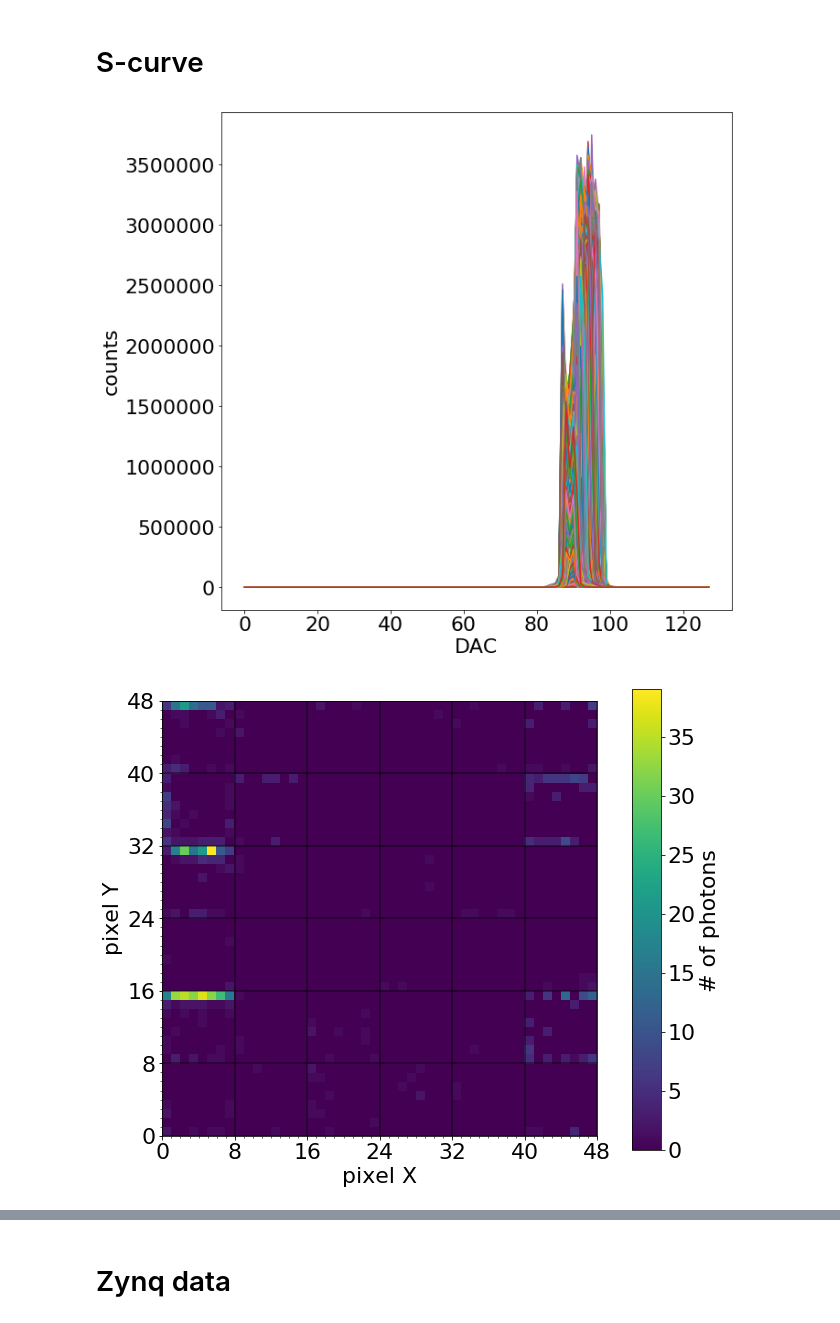
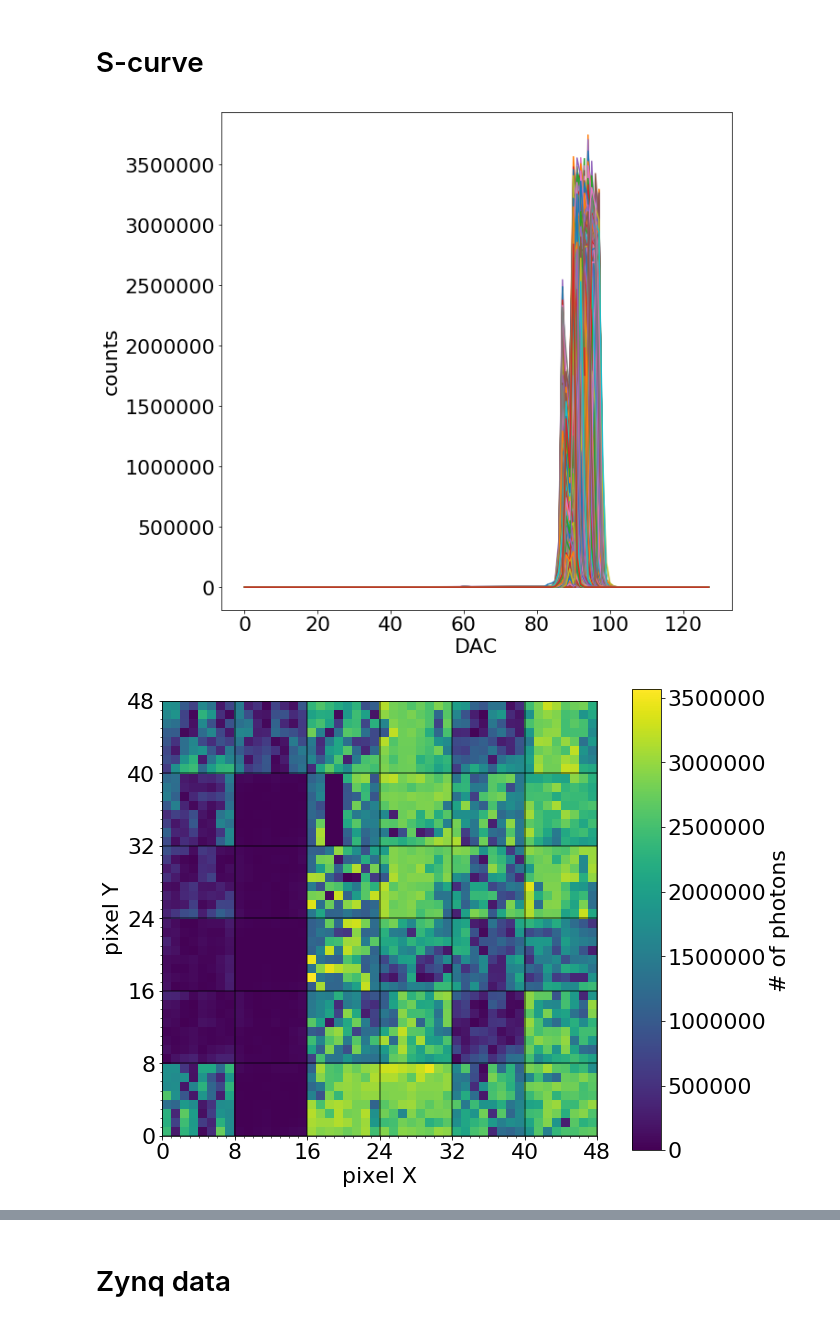
Before and after one commit to cescalara/euso_tools, a Jupyter notebook: data_visualisation/cpu_data_visualisation.ipynb, the cells around one changed output, grey strips where cells are left out. Cells and saved outputs as stored; diff of their text form; code cells hidden in the pictures.

Commit message:
Update the data visualisation notebook

```diff
--- a/data_visualisation/cpu_data_visualisation.ipynb
+++ b/data_visualisation/cpu_data_visualisation.ipynb
@@ -11,13 +11,13 @@ from raw_data_vis import *
 # %% [markdown]
 # S-curve
 # %%
-filepath = "/Users/fran/Dropbox/minieusodata/Scurve_21102017_dark/"
-sc_filename = filepath + "CPU_RUN_SC__2017_10_21__18_07_18.dat"
+filepath = "/Users/fran/Dropbox/EUSO/CPU/data_format/30112017/test_files/"
+sc_filename = filepath + "CPU_RUN_SC__2017_12_13__19_18_33__3600.dat"
 with DataVis(sc_filename) as FileVis:
-    sc_dac = 8 * 30
+    sc_dac = 8 * 90
     FileVis.plot_sc_1d()
     FileVis.plot_sc_2d(sc_dac)
     FileVis.plot_sc_3d()
 # %% [output]
-[figure, old version]
+[figure, new version]
-[figure, old version]
+[figure, new version]
```
Also changed, not shown: parts of 2 cells of this notebook.
